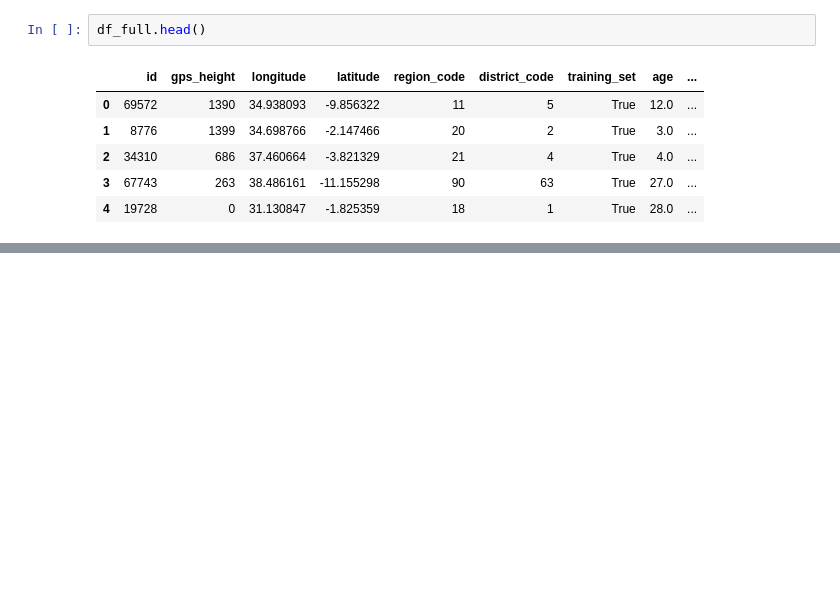
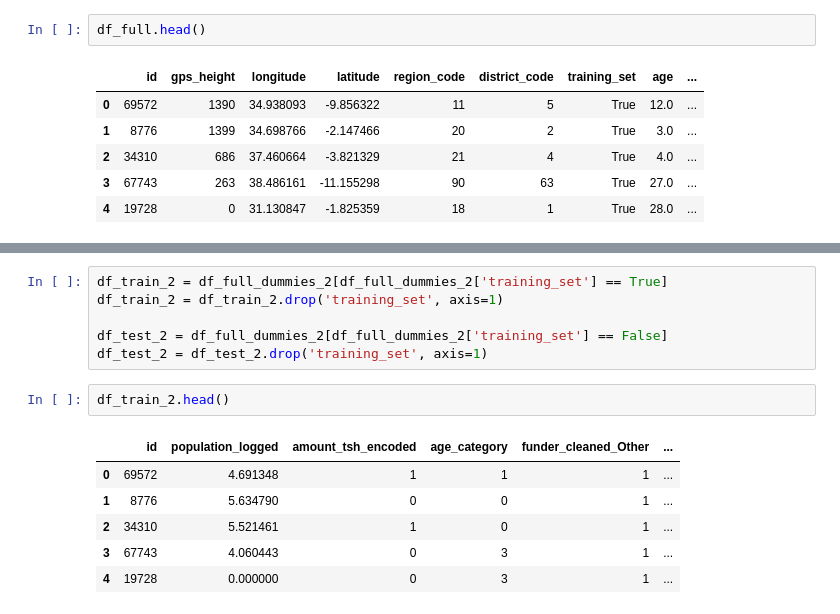
Before and after one commit to Captmoonshot/kaggle_waterpumps_2, a Jupyter notebook: final_model_2.ipynb, the cells around one changed output, grey strips where cells are left out. Saved outputs shown, nothing was run; the diff lists cells and outputs as text; blank space fills up the shorter version.

```diff
--- a/final_model_2.ipynb
+++ b/final_model_2.ipynb
@@ -1251,0 +1328,15 @@ df_full.head()
+# %%
+df_train_2 = df_full_dummies_2[df_full_dummies_2['training_set'] == True]
+df_train_2 = df_train_2.drop('training_set', axis=1)
+
+df_test_2 = df_full_dummies_2[df_full_dummies_2['training_set'] == False]
+df_test_2 = df_test_2.drop('training_set', axis=1)
+# %%
+df_train_2.head()
+# %% [output]
+|  | id | population_logged | amount_tsh_encoded | age_category | funder_cleaned_Other | ... |
+| 0 | 69572 | 4.691348 | 1 | 1 | 1 | ... |
+| 1 | 8776 | 5.634790 | 0 | 0 | 1 | ... |
+| 2 | 34310 | 5.521461 | 1 | 0 | 1 | ... |
+| 3 | 67743 | 4.060443 | 0 | 3 | 1 | ... |
+| 4 | 19728 | 0.000000 | 0 | 3 | 1 | ... |
```
Also changed, not shown: parts of 15 cells of this notebook, 3 other files.
